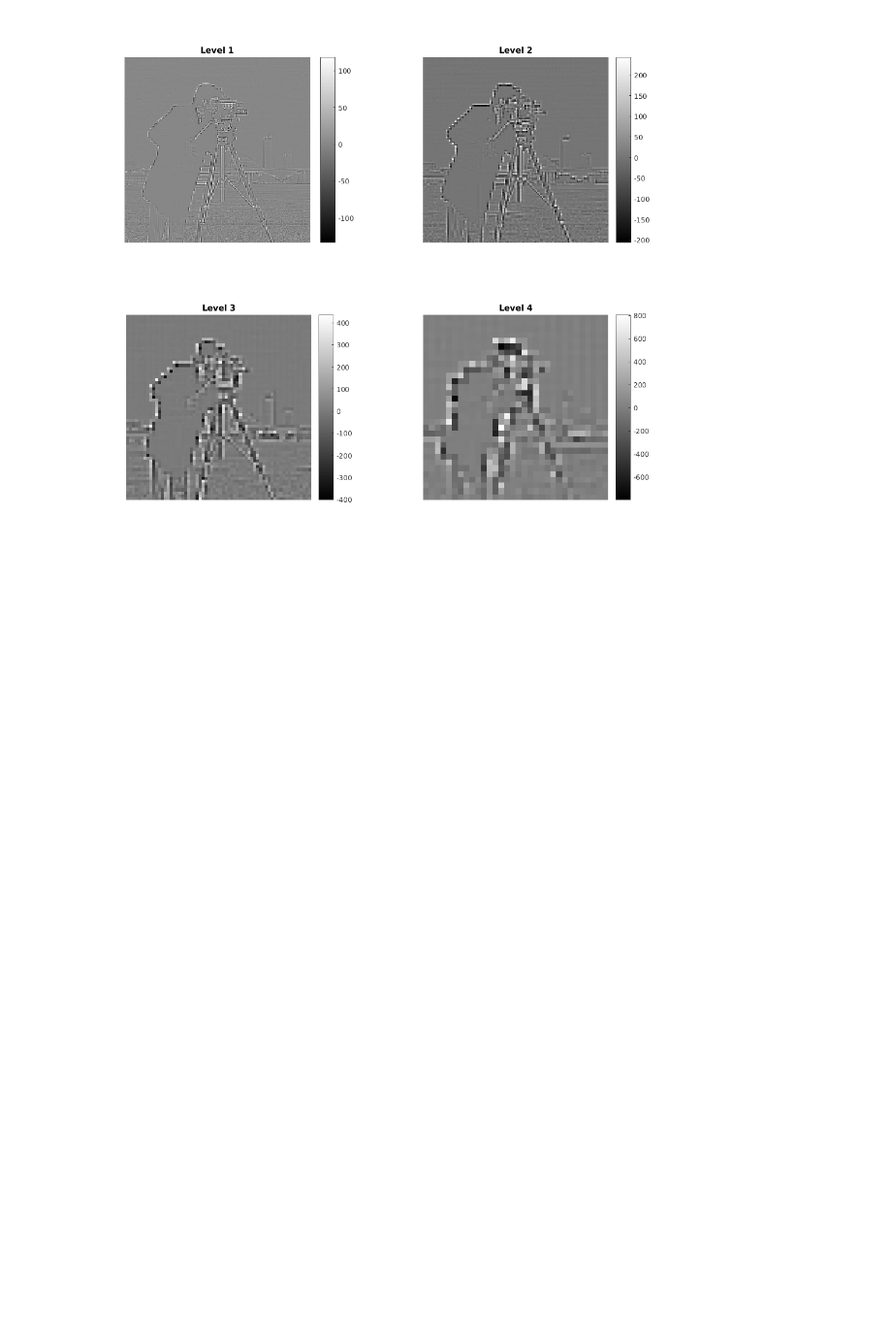
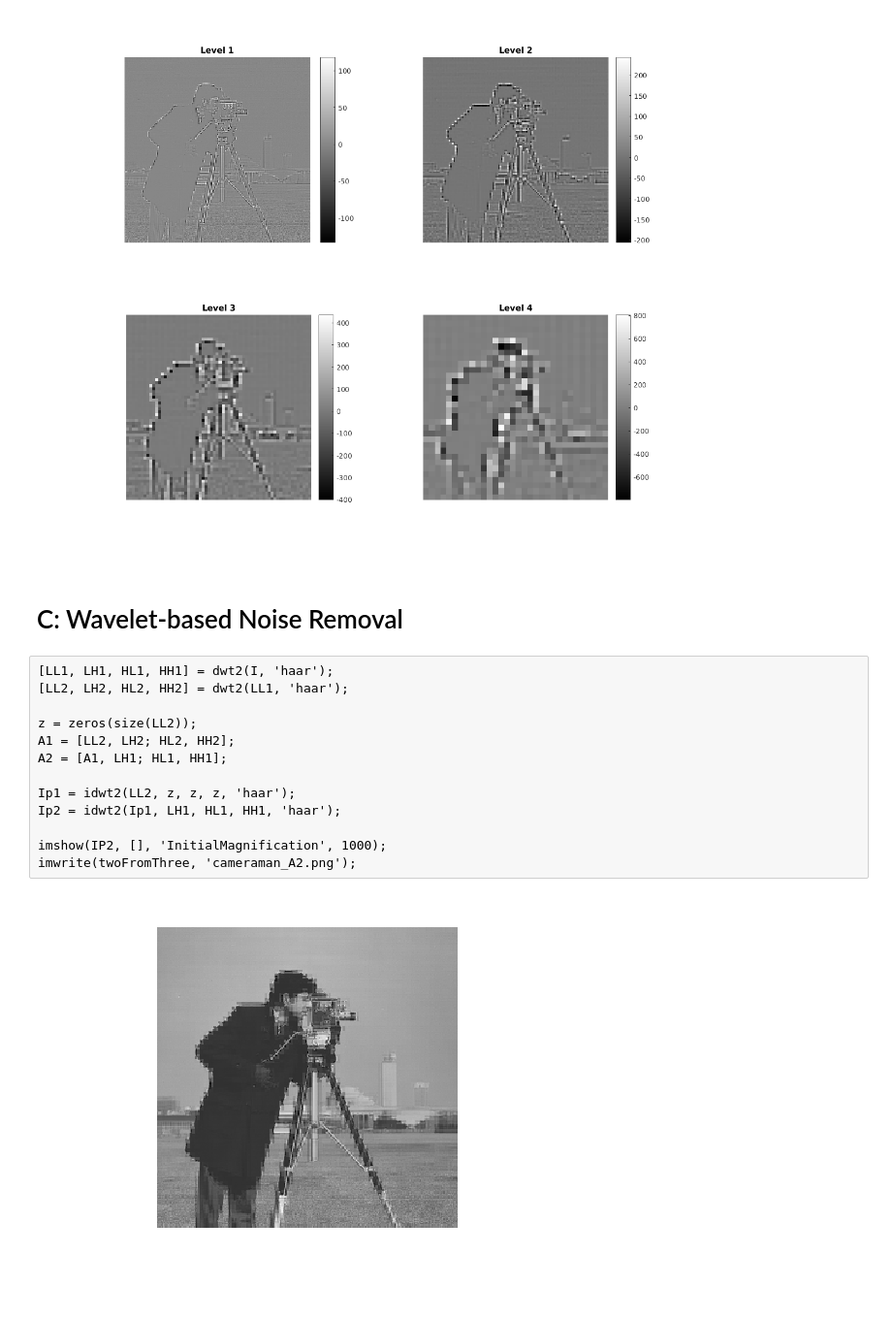
Before and after one commit to dzackgarza/Notes, a Jupyter notebook: Untitled Folder/Homework 4.ipynb, the cells around one changed output. Shown at 97% size. Saved outputs shown, nothing was run; the diff lists cells and outputs as text; blank space fills up the shorter version.

```diff
--- a/Untitled Folder/Homework 4.ipynb
+++ b/Untitled Folder/Homework 4.ipynb
@@ -78,3 +78,20 @@ end
 %print('2b','-dpng')
 # %% [output]
 [figure]
+# %% [markdown]
+# C: Wavelet-based Noise Removal
+# %%
+[LL1, LH1, HL1, HH1] = dwt2(I, 'haar');
+[LL2, LH2, HL2, HH2] = dwt2(LL1, 'haar');
+
+z = zeros(size(LL2));
+A1 = [LL2, LH2; HL2, HH2];
+A2 = [A1, LH1; HL1, HH1];
+
+Ip1 = idwt2(LL2, z, z, z, 'haar');
+Ip2 = idwt2(Ip1, LH1, HL1, HH1, 'haar');
+
+imshow(IP2, [], 'InitialMagnification', 1000);
+imwrite(twoFromThree, 'cameraman_A2.png');
+# %% [output]
+[figure, added]
```
